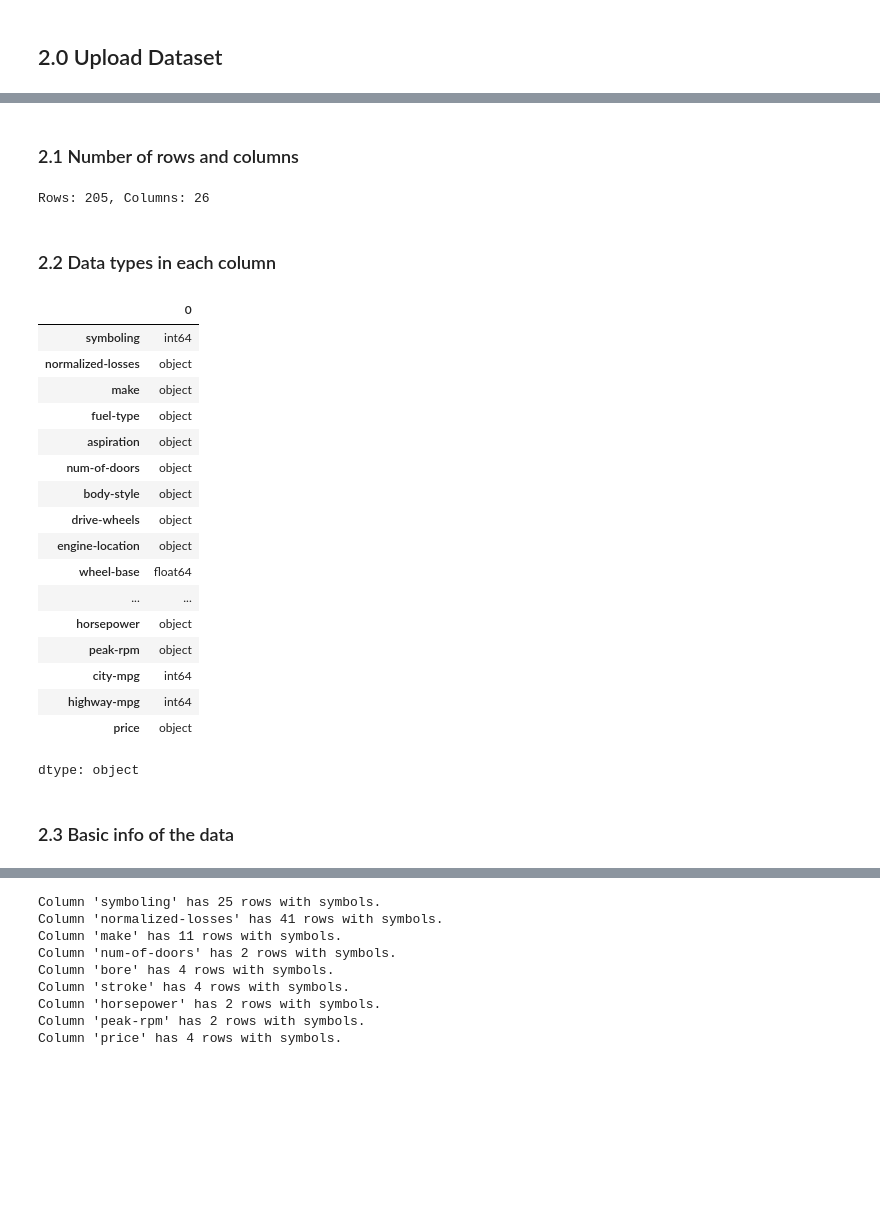
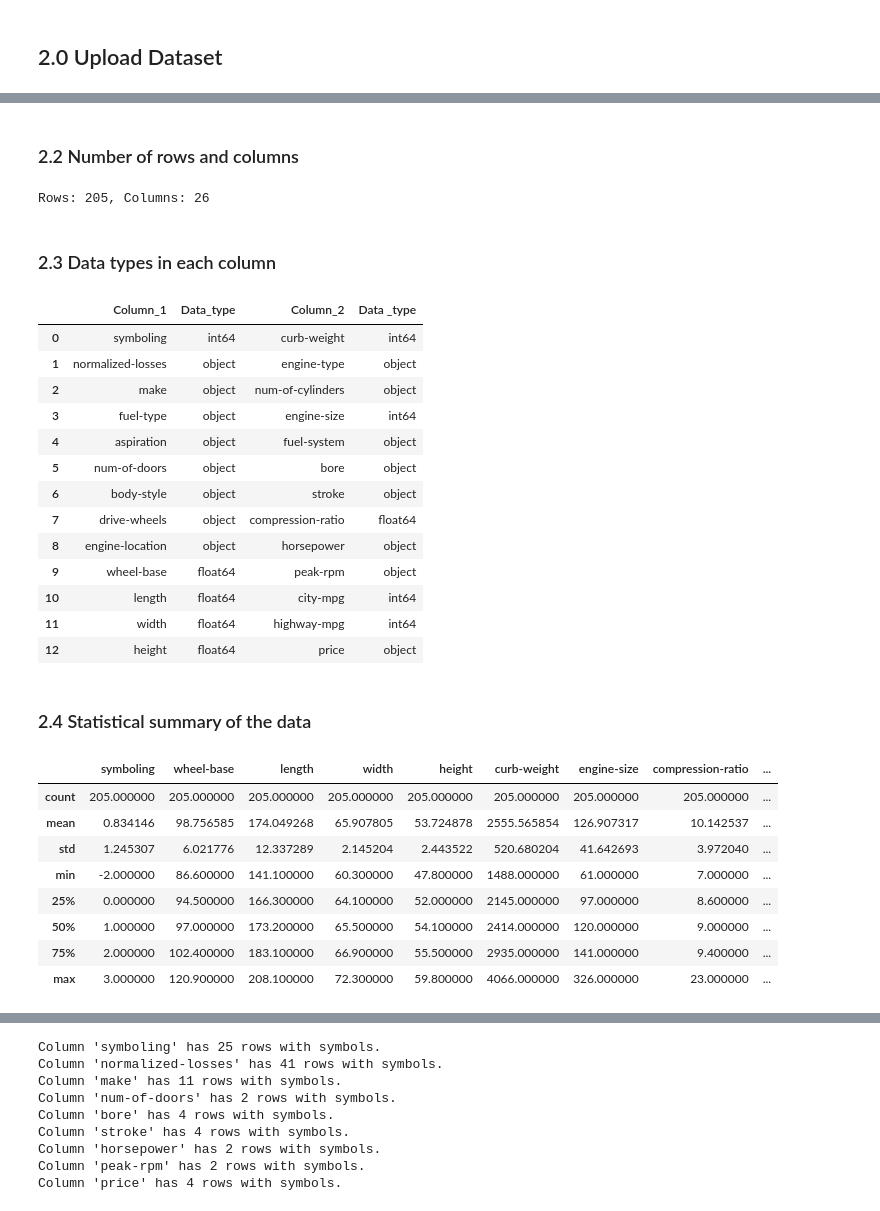
Before and after one commit to stacykeago/analytics-now, a Jupyter notebook: FDA_assignment.ipynb, the cells around one changed output, grey strips where cells are left out. Saved outputs shown, nothing was run; the diff lists cells and outputs as text; code cells hidden in the pictures; blank space fills up the shorter version.

```diff
--- a/FDA_assignment.ipynb
+++ b/FDA_assignment.ipynb
@@ -34,18 +39,20 @@ from statsmodels.stats.outliers_influence import variance_inflation_factor
 # %% [markdown]
 ## 2.0 Upload Dataset
 # %%
+# 1. Force pandas to display ALL columns and rows without truncation
+pd.set_option('display.max_columns', None)
+pd.set_option('display.width', 1000)
+
 url = 'https://cf-courses-data.s3.us.cloud-object-storage.appdomain.cloud/IBMDeveloperSkillsNetwork-DA0101EN-SkillsNetwork/labs/Data%20files/auto.csv'
 
 auto = pd.read_csv(url, header=None)
 
 # 2. Define the correct column names for this specific IBM dataset
-headers = ["symboling", "normalized-losses", "make", "fuel-type", "aspiration",
-           "num-of-doors", "body-style", "drive-wheels", "engine-location",
-           "wheel-base", "length", "width", "height", "curb-weight", "engine-type",
-           "num-of-cylinders", "engine-size", "fuel-system", "bore", "stroke",
+headers = ["symboling", "normalized-losses", "make", "fuel-type", "aspiration", "num-of-doors", "body-style", "drive-wheels", "engine-location",
+           "wheel-base", "length", "width", "height", "curb-weight", "engine-type","num-of-cylinders", "engine-size", "fuel-system", "bore", "stroke",
            "compression-ratio", "horsepower", "peak-rpm", "city-mpg", "highway-mpg", "price"]
 
-# 3. Assign the columns to your dataframe
+# 3. Assign the columns to dataframe
 auto.columns = headers
 
 # preview 10 rows
@@ -78,32 +78,47 @@ Index(['symboling', 'normalized-losses', 'make', 'fuel-type', 'aspiration',
 # %% [markdown]
-### 2.1 Number of rows and columns
+### 2.2 Number of rows and columns
 # %%
 # Print number of rows and columns
 print(f"Rows: {auto.shape[0]}, Columns: {auto.shape[1]}")
 # %% [output]
 Rows: 205, Columns: 26
 # %% [markdown]
-### 2.2 Data types in each column
+### 2.3 Data types in each column
+# %%
+# Fixed layout with explicit column names
+half = len(auto.dtypes) // 2
+df1 = auto.dtypes.iloc[:half].reset_index()
+df2 = auto.dtypes.iloc[half:].reset_index()
+
+df_merged = pd.concat([df1, df2], axis=1)
+df_merged.columns = ["Column_1", "Data_type", "Column_2",   "   Data _type"]
+df_merged.fillna("")
+# %% [output]
+|  | Column_1 | Data_type | Column_2 | Data _type |
+| 0 | symboling | int64 | curb-weight | int64 |
+| 1 | normalized-losses | object | engine-type | object |
+| 2 | make | object | num-of-cylinders | object |
+| 3 | fuel-type | object | engine-size | int64 |
+| 4 | aspiration | object | fuel-system | object |
+| 5 | num-of-doors | object | bore | object |
+| 6 | body-style | object | stroke | object |
+| 7 | drive-wheels | object | compression-ratio | float64 |
+| 8 | engine-location | object | horsepower | object |
+| 9 | wheel-base | float64 | peak-rpm | object |
+| 10 | length | float64 | city-mpg | int64 |
+| 11 | width | float64 | highway-mpg | int64 |
+| 12 | height | float64 | price | object |
+# %% [markdown]
+### 2.4 Statistical summary of the data
 # %%
-auto.dtypes
+auto.describe()
 # %% [output]
-|  | 0 |
-| symboling | int64 |
-| normalized-losses | object |
-| make | object |
-| fuel-type | object |
-| aspiration | object |
-| num-of-doors | object |
-| body-style | object |
-| drive-wheels | object |
-| engine-location | object |
-| wheel-base | float64 |
-| ... | ... |
-| horsepower | object |
-| peak-rpm | object |
-| city-mpg | int64 |
-| highway-mpg | int64 |
-| price | object |
+|  | symboling | wheel-base | length | width | height | curb-weight | engine-size | compression-ratio | ... |
+| count | 205.000000 | 205.000000 | 205.000000 | 205.000000 | 205.000000 | 205.000000 | 205.000000 | 205.000000 | ... |
+| mean | 0.834146 | 98.756585 | 174.049268 | 65.907805 | 53.724878 | 2555.565854 | 126.907317 | 10.142537 | ... |
+| std | 1.245307 | 6.021776 | 12.337289 | 2.145204 | 2.443522 | 520.680204 | 41.642693 | 3.972040 | ... |
+| min | -2.000000 | 86.600000 | 141.100000 | 60.300000 | 47.800000 | 1488.000000 | 61.000000 | 7.000000 | ... |
+| 25% | 0.000000 | 94.500000 | 166.300000 | 64.100000 | 52.000000 | 2145.000000 | 97.000000 | 8.600000 | ... |
+| 50% | 1.000000 | 97.000000 | 173.200000 | 65.500000 | 54.100000 | 2414.000000 | 120.000000 | 9.000000 | ... |
+| 75% | 2.000000 | 102.400000 | 183.100000 | 66.900000 | 55.500000 | 2935.000000 | 141.000000 | 9.400000 | ... |
+| max | 3.000000 | 120.900000 | 208.100000 | 72.300000 | 59.800000 | 4066.000000 | 326.000000 | 23.000000 | ... |
-dtype: object
-# %% [markdown]
-### 2.3 Basic info of the data
```
Also changed, not shown: parts of 68 cells of this notebook.
